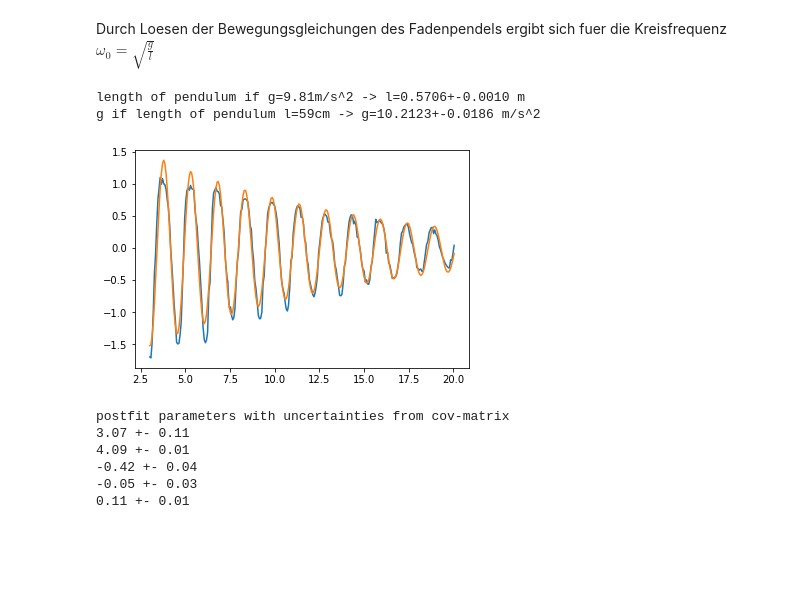
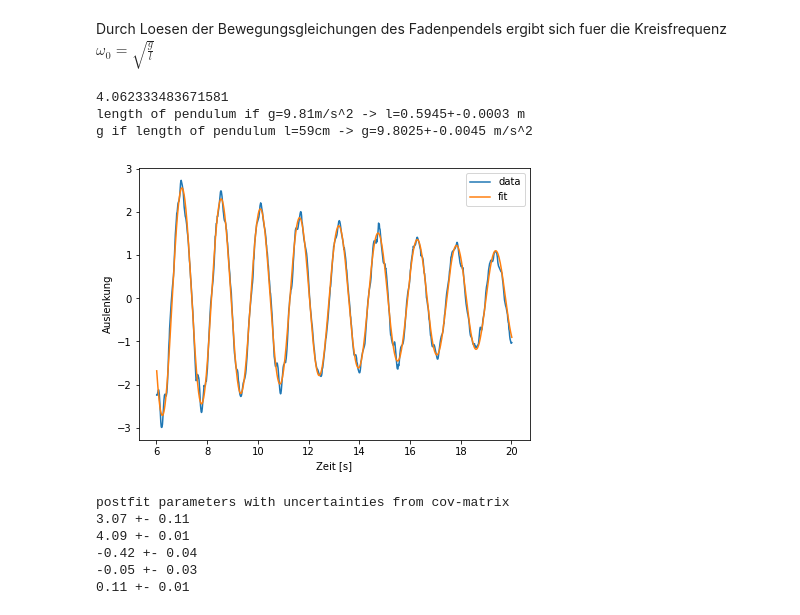
Before and after one commit to stalbrec/PPTPi, a Jupyter notebook: notebooks/Pendel.ipynb, the cells around one changed output. Saved outputs shown, nothing was run; the diff lists cells and outputs as text; code cells hidden in the pictures; blank space fills up the shorter version.

```diff
--- a/notebooks/Pendel.ipynb
+++ b/notebooks/Pendel.ipynb
@@ -84,38 +92,45 @@ def fit_sin(t,y, d_guess=0.):
 # %% [markdown]
 Durch Loesen der Bewegungsgleichungen des Fadenpendels ergibt sich fuer die Kreisfrequenz $\omega_0 = \sqrt{\frac{g}{l}}$
 # %%
-f,ax = plt.subplots()
-start_time = 3
+f,ax = plt.subplots(figsize=(7,5))
+start_time =6
 start_index = np.argmax(t>start_time)
 
 t_ = t[start_index:]
 y_ = y[start_index:]
 
 ax.plot(t_,y_,label='data')
 
 fit = fit_sin(t_,y_,d_guess=0.5)
 fitfunc = np.vectorize(fit['fitfunc'])
 
 ax.plot(t_,fitfunc(t_),label='fit')
+
+ax.legend()
+ax.set_xlabel("Zeit [s]")
+ax.set_ylabel("Auslenkung")
 #print(fit)
 w = fit['popt'][1]
 werr = np.sqrt(fit['pcov'][1,1])
 l_ = 2*0.297
 g_ = 9.81
 
 g = w**2*l_
 gerr = 2*w*l_*werr
 
 l = g_/w**2
 lerr = np.sqrt((-2.*g_/w**3*werr)**2)
+f.savefig("pendel.pdf")
+f.savefig("pendel.png")
 
-
+print(w)
 print(f'length of pendulum if g=9.81m/s^2 -> l={l:.4f}+-{lerr:.4f} m')
 print(f'g if length of pendulum l={int(100*l_)}cm -> g={g:.4f}+-{gerr:.4f} m/s^2')
 # %% [output]
-length of pendulum if g=9.81m/s^2 -> l=0.5706+-0.0010 m
-g if length of pendulum l=59cm -> g=10.2123+-0.0186 m/s^2
+4.062333483671581
+length of pendulum if g=9.81m/s^2 -> l=0.5945+-0.0003 m
+g if length of pendulum l=59cm -> g=9.8025+-0.0045 m/s^2
-[figure, old version]
+[figure, new version]
 # %%
 print('postfit parameters with uncertainties from cov-matrix')
 print('\n'.join([f"{fit['popt'][ip]:.2f} +- {e:.2f}" for ip,e in enumerate(np.sqrt(np.diag(fit['pcov'])))]))
```
Also changed, not shown: parts of 8 cells of this notebook, 5 other files.
